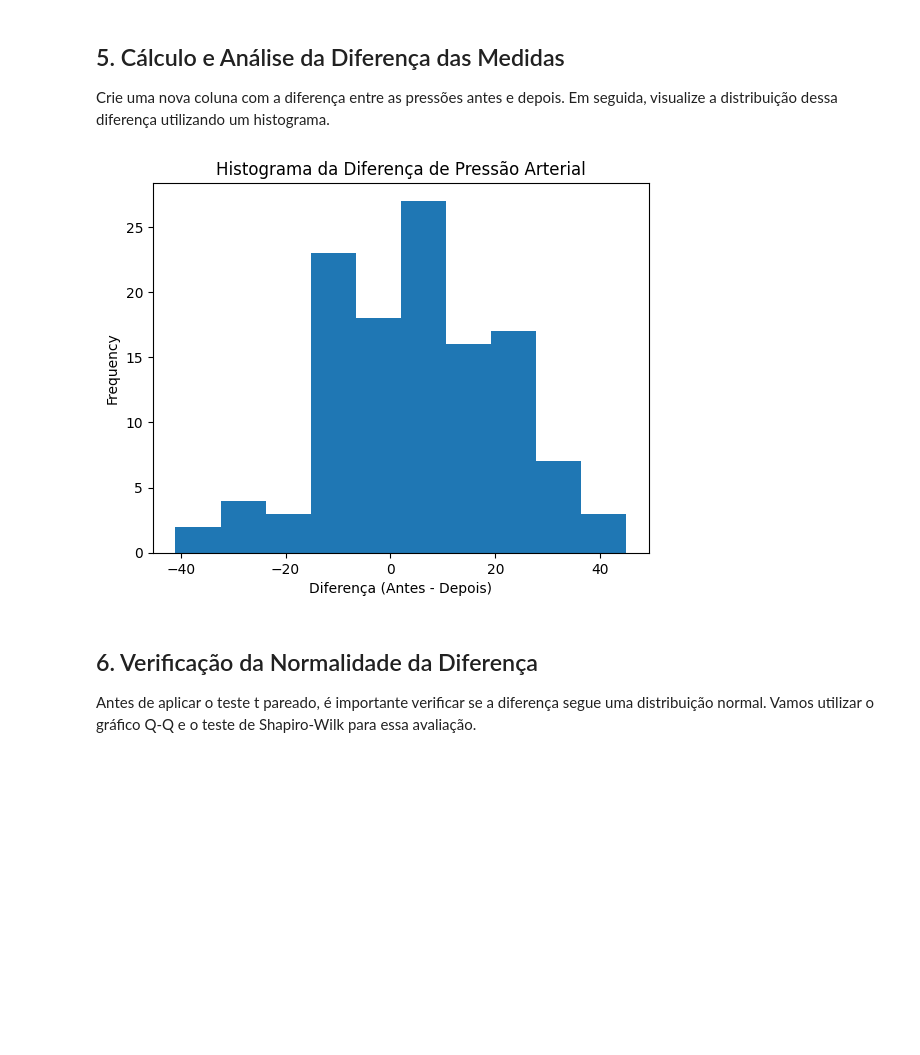
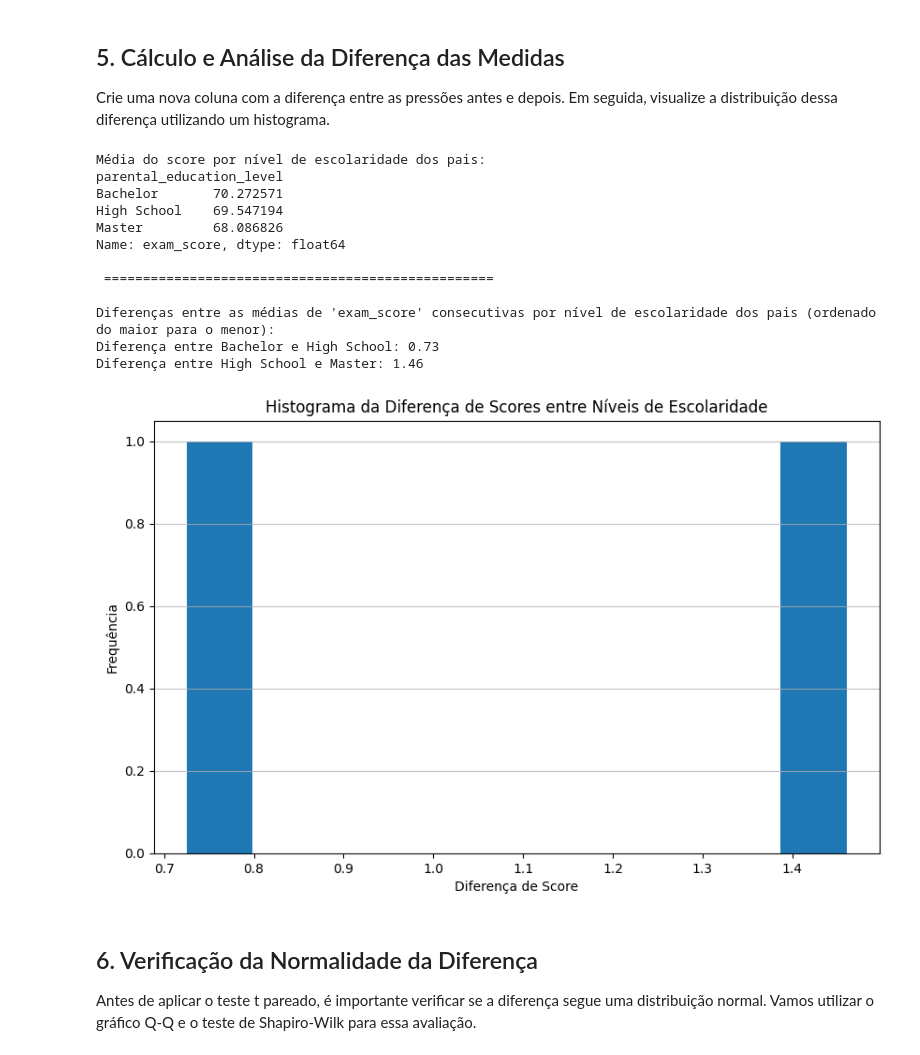
Before and after one commit to MichaelTRArruda/dados, a Jupyter notebook: 00-intro/05_TestesEstatisticos.ipynb, the cells around one changed output. Cells and saved outputs as stored; diff of their text form; code cells hidden in the pictures; blank space fills up the shorter version.

```diff
--- a/00-intro/05_TestesEstatisticos.ipynb
+++ b/00-intro/05_TestesEstatisticos.ipynb
@@ -17,6 +17,6 @@ Carregue o conjunto de dados de pressão arterial e visualize as primeiras linha
 # %%
-# Carregar os dados de pressão arterial
-df = pd.read_csv("https://www.kaggle.com/datasets/jayaantanaath/student-habits-vs-academic-performance?select=student_habits_performance.csv")
+# Carregar os dados da tabela
+df = pd.read_csv("https://raw.githubusercontent.com/MichaelTRArruda/dados/3d1fdb4c93cd52134126b098a681b0dd280b419d/student_habits_performance.csv")
 
 # Visualizar as primeiras linhas do DataFrame
 df.head()
@@ -55,15 +60,54 @@ plt.show()
 
 Crie uma nova coluna com a diferença entre as pressões antes e depois. Em seguida, visualize a distribuição dessa diferença utilizando um histograma.
 # %%
-# Calcular a diferença entre as pressões antes e depois
-df['bp_difference'] = df['bp_before'] - df['bp_after']
+# Calcular a média de Score conforme o nível de escolaridade dos pais
+diferenca_score_escolaridade = df.groupby('parental_education_level')['exam_score'].mean().sort_values(ascending=False)
+
+print("Média do score por nível de escolaridade dos pais:")
+print(diferenca_score_escolaridade)
+
+print("\n", "="*50, "\n") # Separador para melhor visualização
+
+# Calcular a diferença entre as médias
+# Para isso, vamos converter a série para um DataFrame e usar o método diff()
+# Ou, de forma mais manual, podemos iterar sobre as médias para calcular as diferenças entre pares
+
+print("Diferenças entre as médias de 'exam_score' consecutivas por nível de escolaridade dos pais (ordenado do maior para o menor):")
+
+# Pega os níveis de educação ordenados por score (do maior para o menor)
+escolaridade_por_score = diferenca_score_escolaridade.index
+
+diferencas = []
+
+# Itera sobre os níveis de educação para calcular a diferença entre os consecutivos
+for i in range(len(escolaridade_por_score) - 1):
+    level1 = escolaridade_por_score[i]
+    level2 = escolaridade_por_score[i+1]
+    diff = diferenca_score_escolaridade[level1] - diferenca_score_escolaridade[level2]
+    print(f"Diferença entre {level1} e {level2}: {diff:.2f}")
+    diferencas.append(diff)
 
 # Visualizar a distribuição da diferença
-df['bp_difference'].plot(kind='hist', bins=10, title='Histograma da Diferença de Pressão Arterial')
-plt.xlabel('Diferença (Antes - Depois)')
+plt.figure(figsize=(10, 6)) # Define o tamanho da figura
+pd.Series(diferencas).plot(kind='hist', bins=10, title='Histograma da Diferença de Scores entre Níveis de Escolaridade')
+plt.xlabel('Diferença de Score')
+plt.ylabel('Frequência')
+plt.grid(axis='y', alpha=0.75) # Adiciona um grid ao eixo y
 plt.show()
 # %% [output]
+Média do score por nível de escolaridade dos pais:
+parental_education_level
+Bachelor       70.272571
+High School    69.547194
+Master         68.086826
+Name: exam_score, dtype: float64
+
+ ==================================================
+
+Diferenças entre as médias de 'exam_score' consecutivas por nível de escolaridade dos pais (ordenado do maior para o menor):
+Diferença entre Bachelor e High School: 0.73
+Diferença entre High School e Master: 1.46
-[figure, old version]
+[figure, new version]
 # %% [markdown]
 ## 6. Verificação da Normalidade da Diferença
 
```
Also changed, not shown: parts of 21 cells of this notebook.
